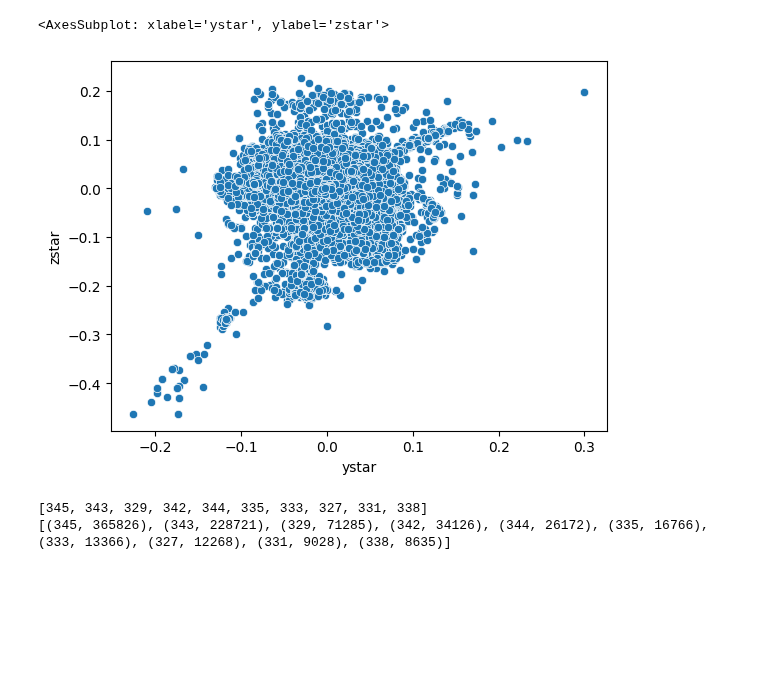
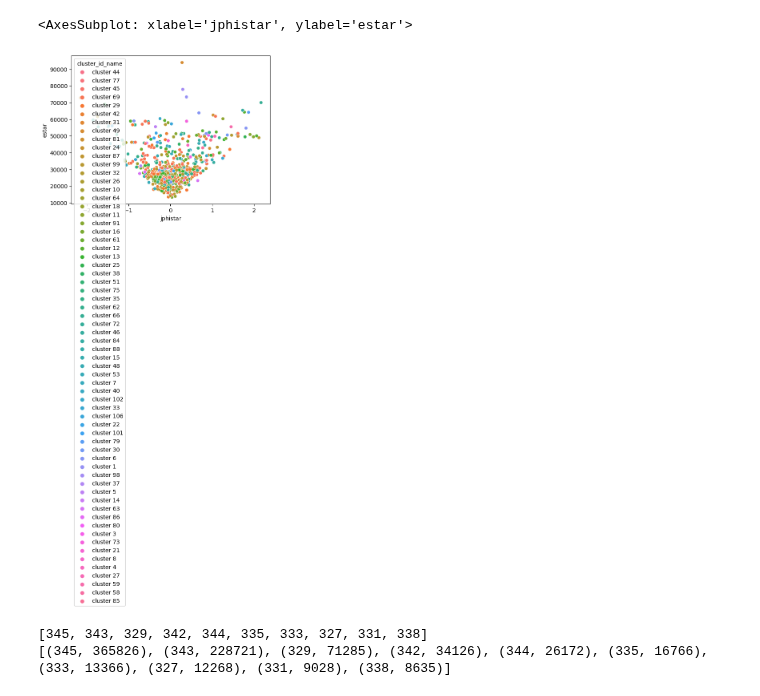
Before and after one commit to michaelyhuang23/Gaia3DR-explore, a Jupyter notebook: notebooks/caterpillar-process/explore-caterpillar.ipynb, the cells around one changed output. Saved outputs shown, nothing was run; the diff lists cells and outputs as text; code cells hidden in the pictures; blank space fills up the shorter version.

```diff
--- a/notebooks/caterpillar-process/explore-caterpillar.ipynb
+++ b/notebooks/caterpillar-process/explore-caterpillar.ipynb
@@ -6,7 +6,7 @@ import seaborn as sns
 from collections import Counter
 import plotly.express as px
 # %%
-df_ = pd.read_hdf('../../data/caterpillar/labeled_caterpillar_data/labeled_1232423_all.h5', key='star')
+df_ = pd.read_hdf('../../data/caterpillar/labeled_caterpillar_data/labeled_1079897_0.h5', key='star')
 print(len(df_))
 df_.head()
 # %% [output]
@@ -20,6 +20,6 @@ df_.head()
 # %%
-sunx, suny, sunz = 0,8/1000,0 # all units in kiloparsecs
-radius = 0.005 # 50 kiloparsecs
+sunx, suny, sunz = 8.2/1000,0/1000,0 # all units in kiloparsecs
+radius = 0.005 # 5 kiloparsecs
 # %%
 df_ = df_.loc[(df_['xstar']-sunx)**2 + (df_['ystar']-suny)**2 + (df_['zstar']-sunz)**2 < radius**2]
 # %%
@@ -31,10 +36,10 @@ chosen_ids = np.random.choice(len(df_), min(len(df_), 1000000))
 df = df_.iloc[chosen_ids].copy()
 # %%
 df['cluster_id_name'] = [f'cluster {i}' for i in df['cluster_id']]
-sns.scatterplot(data=df, x='ystar', y='zstar')
+sns.scatterplot(data=df, x='jphistar', y='estar', hue='cluster_id_name')
 # %% [output]
-<AxesSubplot: xlabel='ystar', ylabel='zstar'>
+<AxesSubplot: xlabel='jphistar', ylabel='estar'>
-[figure, old version]
+[figure, new version]
 # %%
 cluster_ids = [i for i,c in Counter(df['cluster_id']).most_common()[:10]]
 print(cluster_ids)
```
Also changed, not shown: parts of 3 cells of this notebook, 4 other files.
